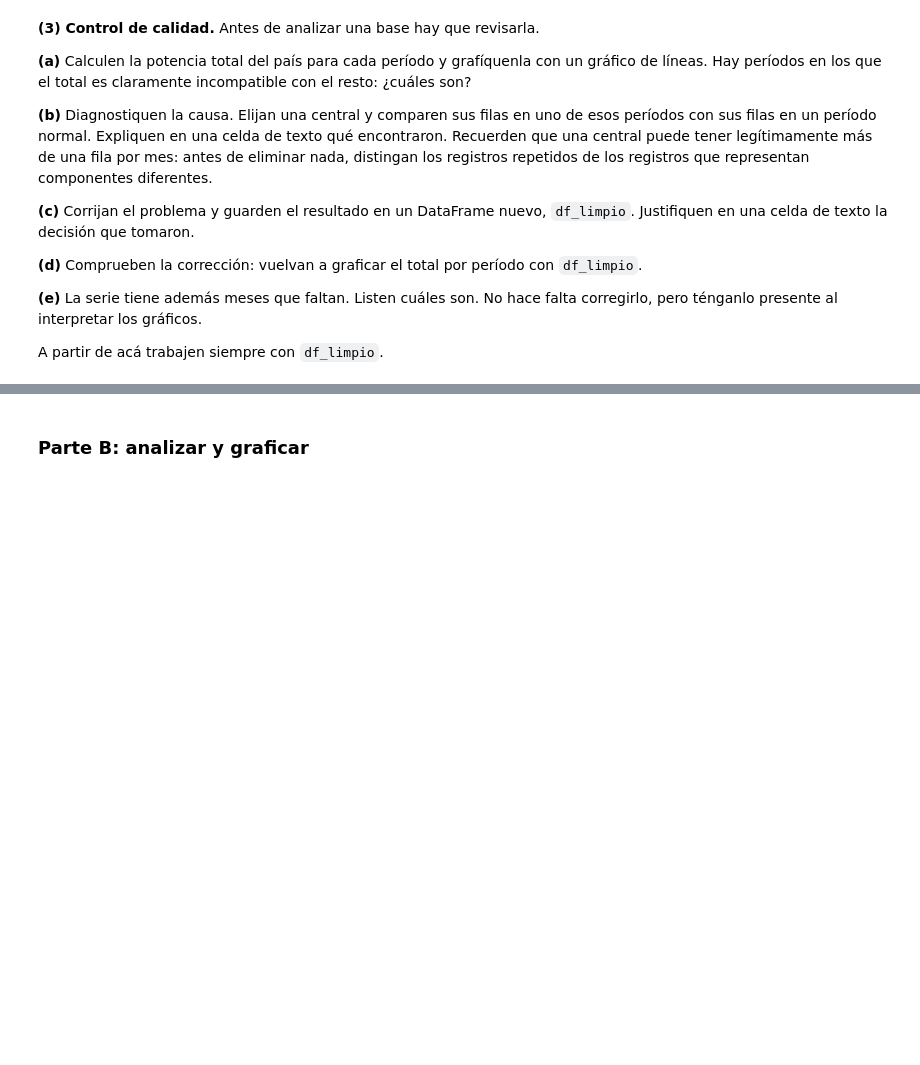
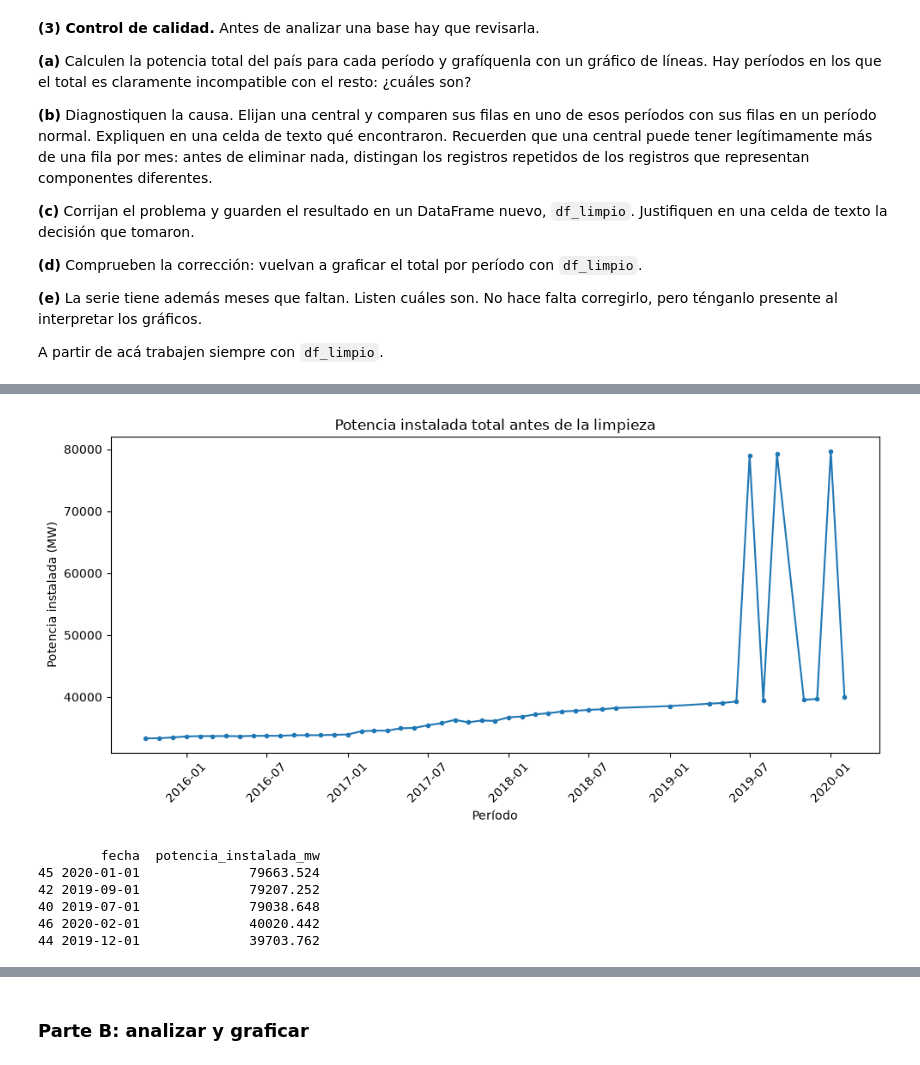
Before and after one commit to juancruz-em/PythEcon_TP5_JCEM, a Jupyter notebook: PythEcon_tp3.ipynb, the cells around one changed output, grey strips where cells are left out. Drawn from its saved outputs; the diff is of its cells as text; code cells hidden in the pictures; blank space fills up the shorter version.

```diff
--- a/PythEcon_tp3.ipynb
+++ b/PythEcon_tp3.ipynb
@@ -200,4 +279,46 @@ print("✔ Ejercicio 2")
 
 A partir de acá trabajen siempre con `df_limpio`.
 # %%
-# Su código acá
+### (a) ###
+
+%pip install matplotlib
+
+import matplotlib.pyplot as plt
+
+# Potencia instalada total para cada fecha
+total_antes = (
+    df.groupby(by="fecha")
+    .agg({"potencia_instalada_mw": "sum"})
+    .reset_index()
+)
+
+# Ordenamos fechas de menor a mayor
+total_antes = total_antes.sort_values(by="fecha")
+
+# Graficamos evolución del total del país
+fig, ax = plt.subplots(figsize=(10, 5))
+
+ax.plot(
+    total_antes["fecha"],
+    total_antes["potencia_instalada_mw"],
+    marker="o",
+    markersize=3
+)
+
+ax.set_title("Potencia instalada total antes de la limpieza")
+ax.set_xlabel("Período")
+ax.set_ylabel("Potencia instalada (MW)")
+ax.tick_params(axis="x", rotation=45)
+
+plt.tight_layout()
+plt.show()
+
+# Cinco períodos con mayor potencia total
+print(
+    total_antes.sort_values(
+        by="potencia_instalada_mw",
+        ascending=False
+    ).head()
+)
+## Los períodos en los que se detectan los outliers son: 01-01-2020, 01-09-2019 y 01-07-2019
+# %% [output]
@@ -203,0 +337,7 @@ A partir de acá trabajen siempre con `df_limpio`.
+[figure, added]
+        fecha  potencia_instalada_mw
+45 2020-01-01              79663.524
+42 2019-09-01              79207.252
+40 2019-07-01              79038.648
+46 2020-02-01              40020.442
+44 2019-12-01              39703.762
```
Also changed, not shown: parts of 19 cells of this notebook.
